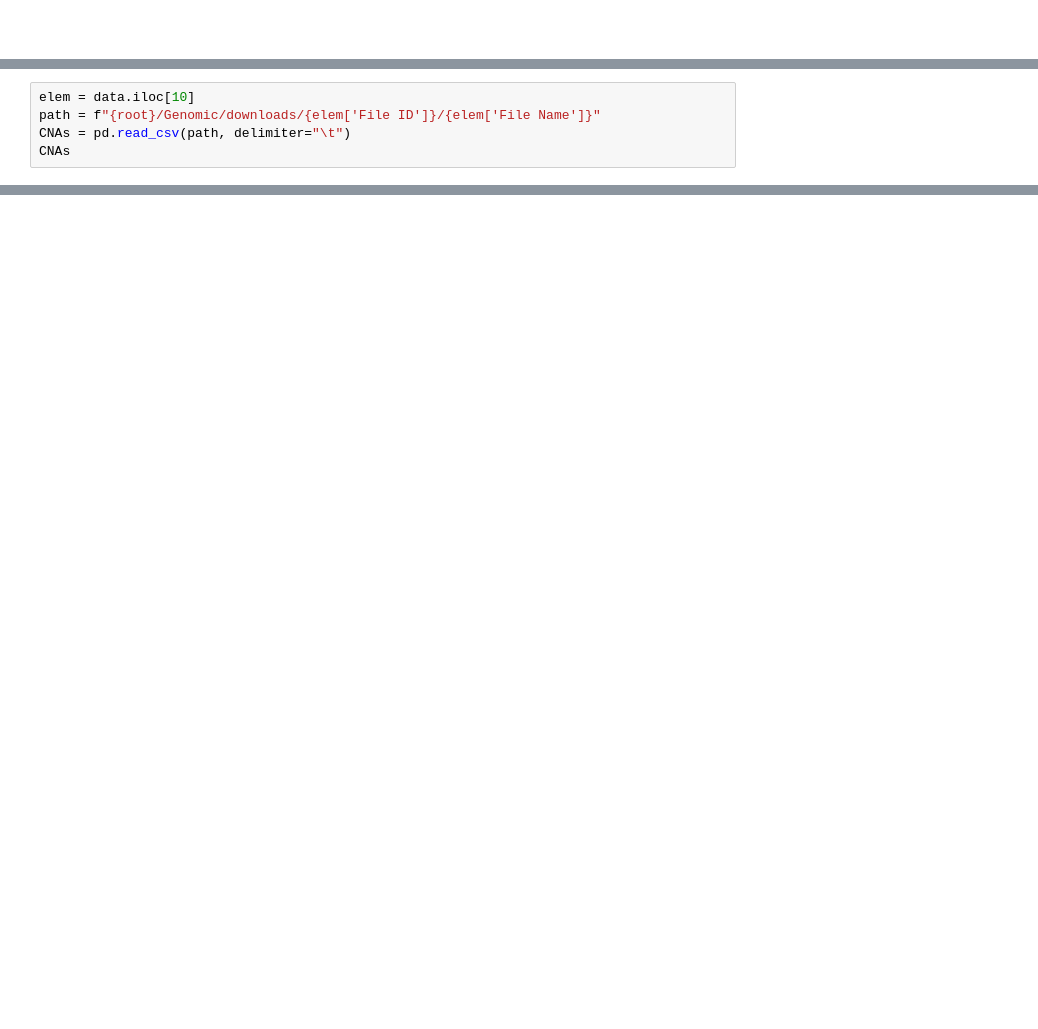
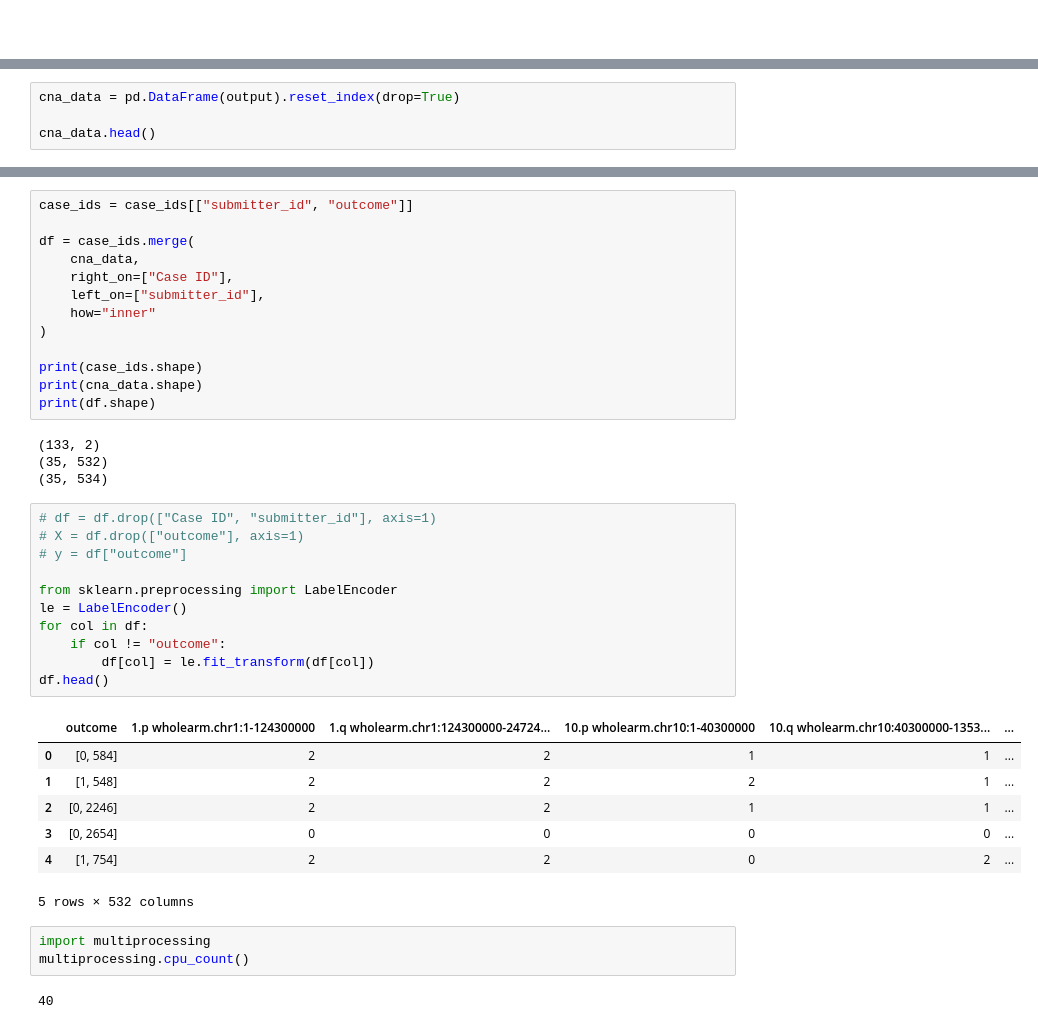
Before and after one commit to DIvkov575/calgb, a Jupyter notebook: cox_dna.ipynb, the cells around one changed output, grey strips where cells are left out. Saved outputs shown, nothing was run; the diff lists cells and outputs as text; blank space fills up the shorter version.

```diff
--- a/cox_dna.ipynb
+++ b/cox_dna.ipynb
@@ -130,5 +128,0 @@ data.head()
-# %%
-elem = data.iloc[10]
-path = f"{root}/Genomic/downloads/{elem['File ID']}/{elem['File Name']}"
-CNAs = pd.read_csv(path, delimiter="\t")
-CNAs
@@ -358,0 +186,4 @@ CNAs_with_entrez
+# %%
+cna_data = pd.DataFrame(output).reset_index(drop=True)
+
+cna_data.head()
@@ -358,0 +218,41 @@ CNAs_with_entrez
+# %%
+case_ids = case_ids[["submitter_id", "outcome"]]
+
+df = case_ids.merge(
+    cna_data,
+    right_on=["Case ID"],
+    left_on=["submitter_id"],
+    how="inner"
+)
+
+print(case_ids.shape)
+print(cna_data.shape)
+print(df.shape)
+# %% [output]
+(133, 2)
+(35, 532)
+(35, 534)
+# %%
+# df = df.drop(["Case ID", "submitter_id"], axis=1)
+# X = df.drop(["outcome"], axis=1)
+# y = df["outcome"]
+
+from sklearn.preprocessing import LabelEncoder
+le = LabelEncoder()
+for col in df:
+    if col != "outcome":
+        df[col] = le.fit_transform(df[col])
+df.head()
+# %% [output]
+|  | outcome | 1.p wholearm.chr1:1-124300000 | 1.q wholearm.chr1:124300000-24724... | 10.p wholearm.chr10:1-40300000 | 10.q wholearm.chr10:40300000-1353... | ... |
+| 0 | [0, 584] | 2 | 2 | 1 | 1 | ... |
+| 1 | [1, 548] | 2 | 2 | 2 | 1 | ... |
+| 2 | [0, 2246] | 2 | 2 | 1 | 1 | ... |
+| 3 | [0, 2654] | 0 | 0 | 0 | 0 | ... |
+| 4 | [1, 754] | 2 | 2 | 0 | 2 | ... |
+5 rows × 532 columns
+# %%
+import multiprocessing
+multiprocessing.cpu_count()
+# %% [output]
+40
```
Also changed, not shown: parts of 18 cells of this notebook, 2 other files.
